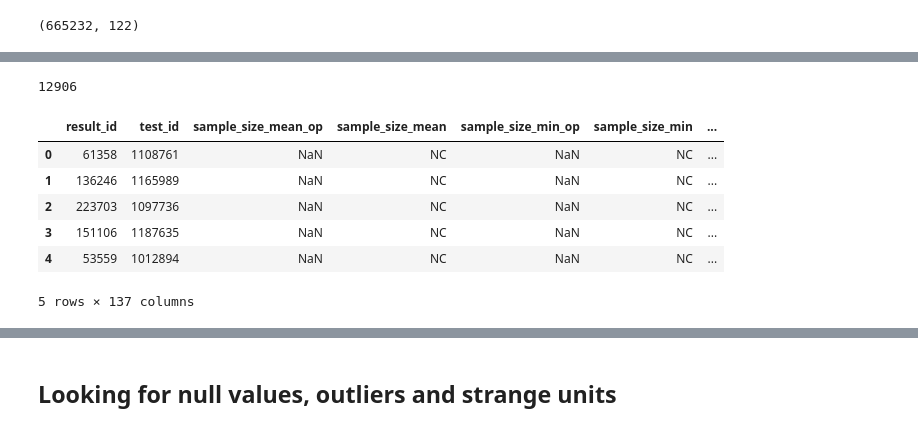
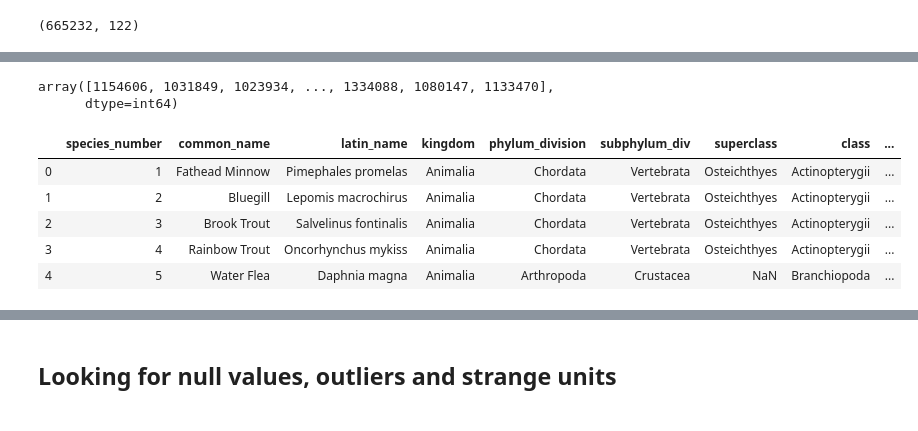
Before and after one commit to manuleo/ML_Toxicology_Testing, a Jupyter notebook: data_analysis.ipynb, the cells around one changed output, grey strips where cells are left out. Cells and saved outputs as stored; diff of their text form; code cells hidden in the pictures.

```diff
--- a/data_analysis.ipynb
+++ b/data_analysis.ipynb
@@ -193,4 +43,5 @@ array(['test_id', 'reference_number', 'test_cas', 'test_grade',
-# %%
-len(test.species_number.unique())
-# %% [output]
-12906
+# %%
+list_id.values
+# %% [output]
+array([1154606, 1031849, 1023934, ..., 1334088, 1080147, 1133470],
+      dtype=int64)
@@ -197,11 +53,10 @@ len(test.species_number.unique())
 # %%
-results = pd.read_csv('ecotox_ascii_09_12_2019/results.txt',sep='\|', engine='python')
-results.head()
+species = pd.read_csv('data/ecotox_ascii_09_12_2019/validation/species.txt',sep='\|', engine='python')
+species.head()
 # %% [output]
-|  | result_id | test_id | sample_size_mean_op | sample_size_mean | sample_size_min_op | sample_size_min | ... |
-| 0 | 61358 | 1108761 | NaN | NC | NaN | NC | ... |
-| 1 | 136246 | 1165989 | NaN | NC | NaN | NC | ... |
-| 2 | 223703 | 1097736 | NaN | NC | NaN | NC | ... |
-| 3 | 151106 | 1187635 | NaN | NC | NaN | NC | ... |
-| 4 | 53559 | 1012894 | NaN | NC | NaN | NC | ... |
+|  | species_number | common_name | latin_name | kingdom | phylum_division | subphylum_div | superclass | class | ... |
+| 0 | 1 | Fathead Minnow | Pimephales promelas | Animalia | Chordata | Vertebrata | Osteichthyes | Actinopterygii | ... |
+| 1 | 2 | Bluegill | Lepomis macrochirus | Animalia | Chordata | Vertebrata | Osteichthyes | Actinopterygii | ... |
+| 2 | 3 | Brook Trout | Salvelinus fontinalis | Animalia | Chordata | Vertebrata | Osteichthyes | Actinopterygii | ... |
+| 3 | 4 | Rainbow Trout | Oncorhynchus mykiss | Animalia | Chordata | Vertebrata | Osteichthyes | Actinopterygii | ... |
+| 4 | 5 | Water Flea | Daphnia magna | Animalia | Arthropoda | Crustacea | NaN | Branchiopoda | ... |
-5 rows × 137 columns
```
Also changed, not shown: parts of 26 cells of this notebook.
